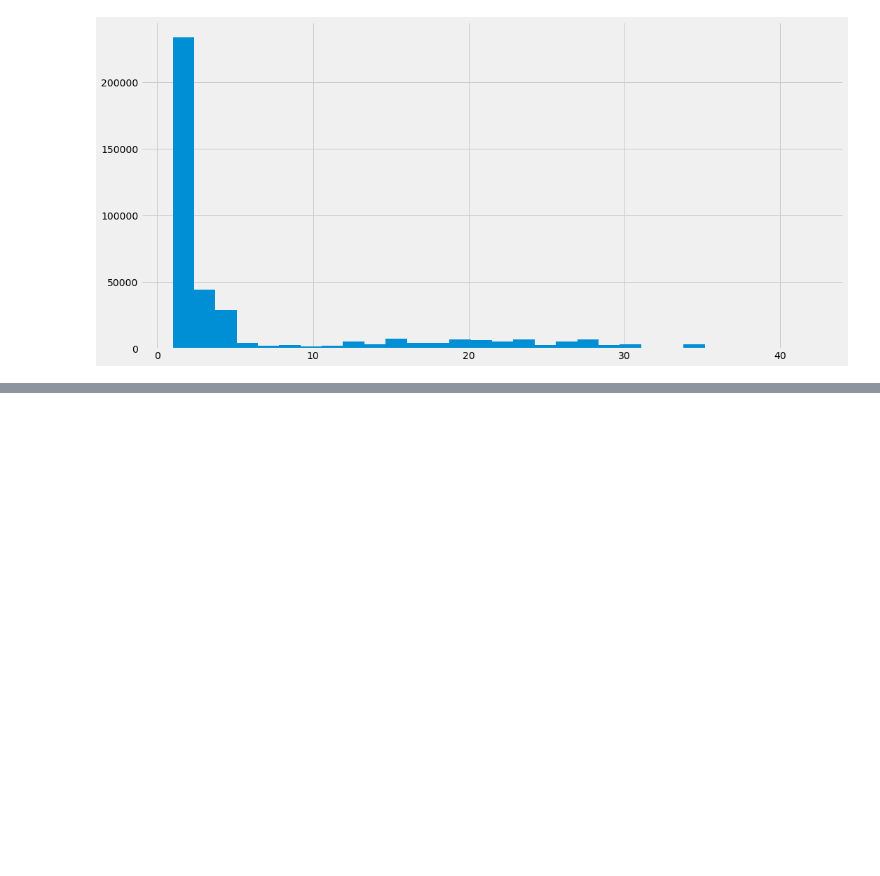
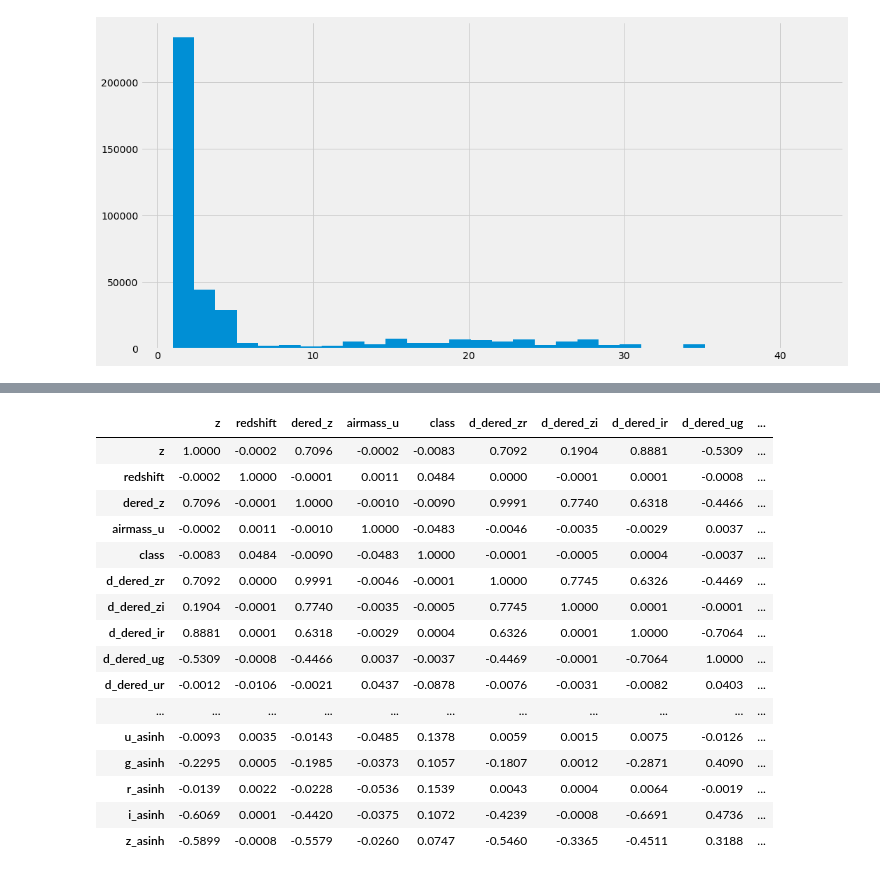
Before and after one commit to cksgnlcjswo/dku_dacon, a Jupyter notebook: EDA(pandas).ipynb, the cells around one changed output, grey strips where cells are left out. Cells and saved outputs as stored; diff of their text form; code cells hidden in the pictures; blank space fills up the shorter version.

```diff
--- a/EDA(pandas).ipynb
+++ b/EDA(pandas).ipynb
@@ -338 +344,21 @@ tmp_sample
+# %%
+df.corr().style.background_gradient()
+# %% [output]
+|  | z | redshift | dered_z | airmass_u | class | d_dered_zr | d_dered_zi | d_dered_ir | d_dered_ug | ... |
+| z | 1.0000 | -0.0002 | 0.7096 | -0.0002 | -0.0083 | 0.7092 | 0.1904 | 0.8881 | -0.5309 | ... |
+| redshift | -0.0002 | 1.0000 | -0.0001 | 0.0011 | 0.0484 | 0.0000 | -0.0001 | 0.0001 | -0.0008 | ... |
+| dered_z | 0.7096 | -0.0001 | 1.0000 | -0.0010 | -0.0090 | 0.9991 | 0.7740 | 0.6318 | -0.4466 | ... |
+| airmass_u | -0.0002 | 0.0011 | -0.0010 | 1.0000 | -0.0483 | -0.0046 | -0.0035 | -0.0029 | 0.0037 | ... |
+| class | -0.0083 | 0.0484 | -0.0090 | -0.0483 | 1.0000 | -0.0001 | -0.0005 | 0.0004 | -0.0037 | ... |
+| d_dered_zr | 0.7092 | 0.0000 | 0.9991 | -0.0046 | -0.0001 | 1.0000 | 0.7745 | 0.6326 | -0.4469 | ... |
+| d_dered_zi | 0.1904 | -0.0001 | 0.7740 | -0.0035 | -0.0005 | 0.7745 | 1.0000 | 0.0001 | -0.0001 | ... |
+| d_dered_ir | 0.8881 | 0.0001 | 0.6318 | -0.0029 | 0.0004 | 0.6326 | 0.0001 | 1.0000 | -0.7064 | ... |
+| d_dered_ug | -0.5309 | -0.0008 | -0.4466 | 0.0037 | -0.0037 | -0.4469 | -0.0001 | -0.7064 | 1.0000 | ... |
+| d_dered_ur | -0.0012 | -0.0106 | -0.0021 | 0.0437 | -0.0878 | -0.0076 | -0.0031 | -0.0082 | 0.0403 | ... |
+| ... | ... | ... | ... | ... | ... | ... | ... | ... | ... | ... |
+| u_asinh | -0.0093 | 0.0035 | -0.0143 | -0.0485 | 0.1378 | 0.0059 | 0.0015 | 0.0075 | -0.0126 | ... |
+| g_asinh | -0.2295 | 0.0005 | -0.1985 | -0.0373 | 0.1057 | -0.1807 | 0.0012 | -0.2871 | 0.4090 | ... |
+| r_asinh | -0.0139 | 0.0022 | -0.0228 | -0.0536 | 0.1539 | 0.0043 | 0.0004 | 0.0064 | -0.0019 | ... |
+| i_asinh | -0.6069 | 0.0001 | -0.4420 | -0.0375 | 0.1072 | -0.4239 | -0.0008 | -0.6691 | 0.4736 | ... |
+| z_asinh | -0.5899 | -0.0008 | -0.5579 | -0.0260 | 0.0747 | -0.5460 | -0.3365 | -0.4511 | 0.3188 | ... |
 # %%
```
Also changed, not shown: parts of 6 cells of this notebook.
